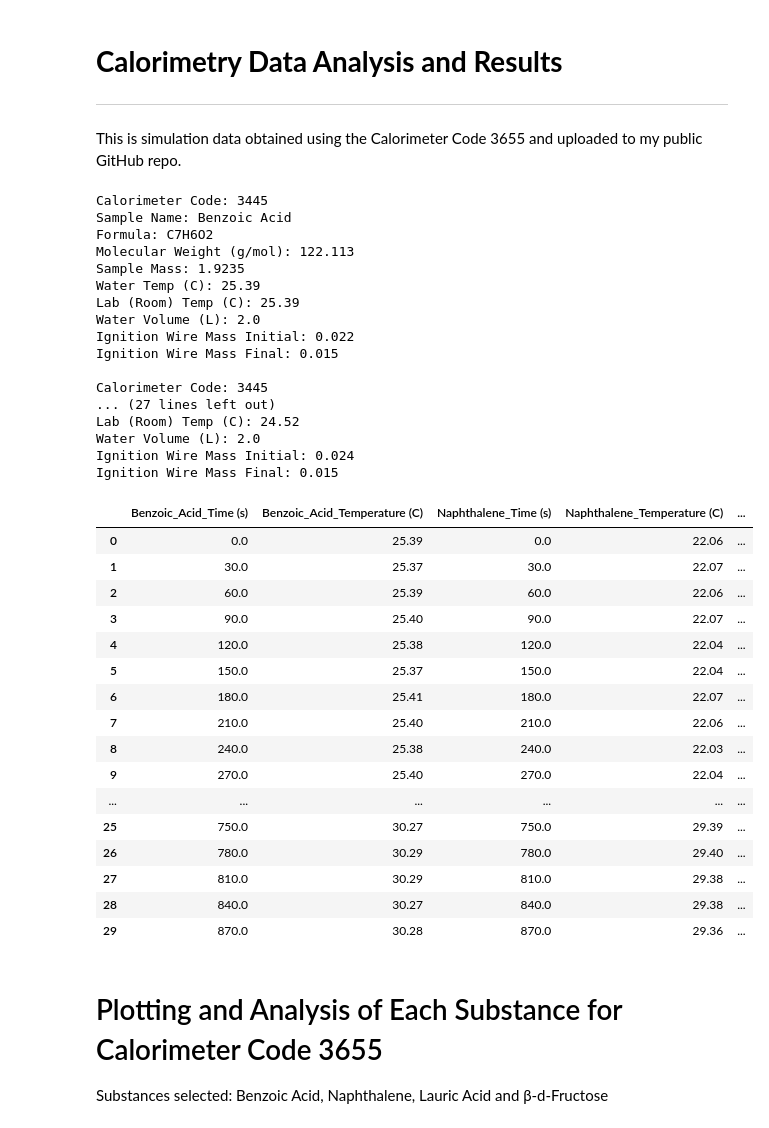
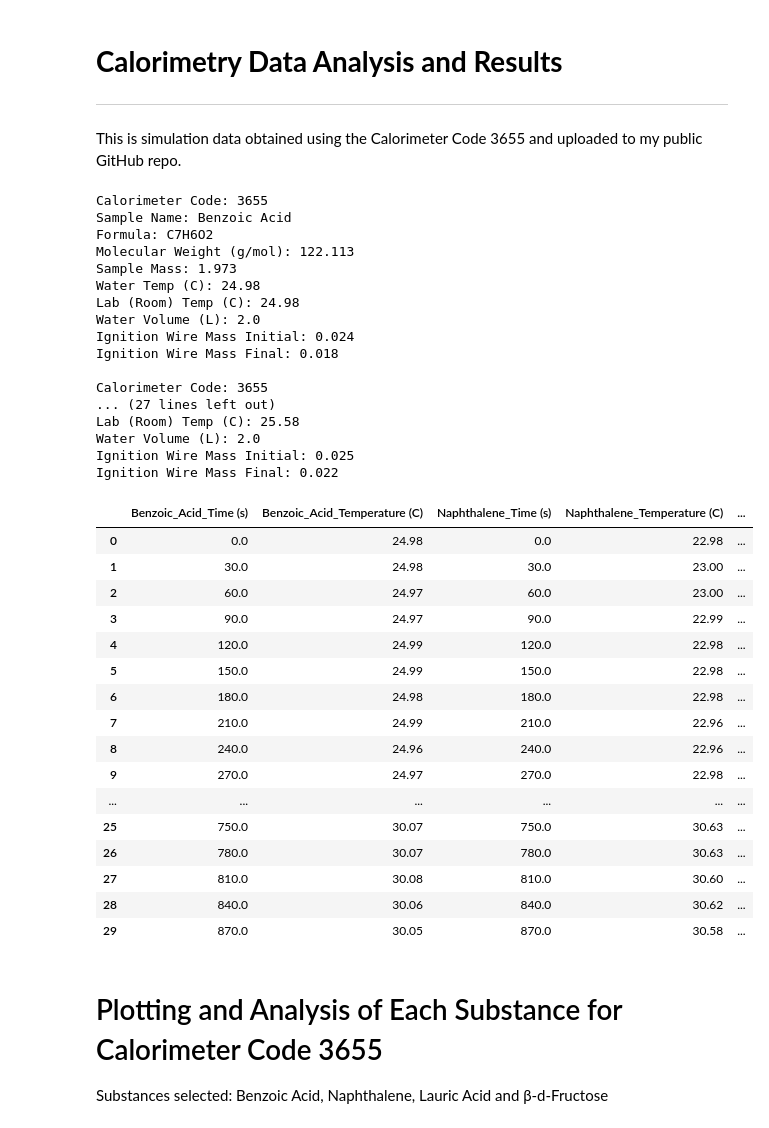
Before and after one commit to sraymundo15/sraymundo15, a Jupyter notebook: Calorimetry Lab/CHM343_Physical_Chemistry_Lab_2_Colab_Notebook_Sebastian_Raymundo.ipynb, the cells around one changed output. Drawn from its saved outputs; the diff is of its cells as text; code cells hidden in the pictures.

```diff
--- a/Calorimetry Lab/CHM343_Physical_Chemistry_Lab_2_Colab_Notebook_Sebastian_Raymundo.ipynb
+++ b/Calorimetry Lab/CHM343_Physical_Chemistry_Lab_2_Colab_Notebook_Sebastian_Raymundo.ipynb
@@ -341,7 +325,7 @@ df_LauricAcid_3655 = pd.read_table('https://raw.githubusercontent.com/sraymundo1
 df_b_d_Fructose_3655 = pd.read_table('https://raw.githubusercontent.com/sraymundo15/sraymundo15/refs/heads/master/Calorimetry%20Lab/2025-09-18_data_%CE%B2-d-fructose_cc3655.csv', sep = "," , header=11, skiprows=[11])
 # %%
 # @title
-url = 'https://raw.githubusercontent.com/cschwa17/CHMLABDATA/refs/heads/main/2025_Benzoic_Acid.csv'
+url = 'https://raw.githubusercontent.com/sraymundo15/sraymundo15/refs/heads/master/Calorimetry%20Lab/2025-09-18_data_benzoic_acid_cc3655.csv'
 
 # Fetch the content of the URL
 response = requests.get(url)
@@ -446,7 +430,7 @@ print(f"Ignition Wire Mass Final: {wire_mass_final}")
 
 
 
-url = 'https://raw.githubusercontent.com/cschwa17/CHMLABDATA/refs/heads/main/2025_Naphthalene.csv'
+url = 'https://raw.githubusercontent.com/sraymundo15/sraymundo15/refs/heads/master/Calorimetry%20Lab/2025-09-18_data_naphthalene_cc3655.csv'
 
 # Fetch the content of the URL
 response = requests.get(url)
@@ -549,7 +533,7 @@ for line in header_lines:
 print(f"Ignition Wire Mass Final: {wire_mass_final}")
 
 
-url = 'https://raw.githubusercontent.com/cschwa17/CHMLABDATA/refs/heads/main/2025_Maleic_Acid.csv'
+url = 'https://raw.githubusercontent.com/sraymundo15/sraymundo15/refs/heads/master/Calorimetry%20Lab/2025-09-18_data_lauric_acid_cc3655.csv'
 
 # Fetch the content of the URL
 response = requests.get(url)
@@ -569,7 +553,7 @@ for i, line in enumerate(lines):
 # Read the data using pandas from the identified row
 #df_ba = pd.read_csv(url, sep=",", header=data_start_row, skiprows=data_start_row)
 df_ma_temp = pd.read_csv(url, header=data_start_row)
-df_ma_temp = df_ma_temp.add_prefix('Maleic_Acid_')
+df_ma_temp = df_ma_temp.add_prefix('Lauric_Acid_')
 
 # Extract specific header information: Calorimeter Code
 calorimeter_code = "N/A" # Default value
@@ -652,7 +636,7 @@ for line in header_lines:
 print(f"Ignition Wire Mass Final: {wire_mass_final}")
 
 
-url = 'https://raw.githubusercontent.com/cschwa17/CHMLABDATA/refs/heads/main/2025_Galactose.csv'
+url = 'https://raw.githubusercontent.com/sraymundo15/sraymundo15/refs/heads/master/Calorimetry%20Lab/2025-09-18_data_%CE%B2-d-fructose_cc3655.csv'
 
 # Fetch the content of the URL
 response = requests.get(url)
@@ -672,7 +656,7 @@ for i, line in enumerate(lines):
 # Read the data using pandas from the identified row
 #df_ba = pd.read_csv(url, sep=",", header=data_start_row, skiprows=data_start_row)
 df_ga_temp = pd.read_csv(url, header=data_start_row)
-df_ga_temp = df_ga_temp.add_prefix('Galactose_')
+df_ga_temp = df_ga_temp.add_prefix('β-d-Fructose_')
 
 
 # Extract specific header information: Calorimeter Code
@@ -739,61 +723,61 @@ for line in header_lines:
         break
 print(f"Water Volume (L): {water_vol}")
 
 # Extract specific header information: Ignition Wire Mass Initial
 wire_mass_initial = "N/A" # Default value
 for line in header_lines:
     if "Wire Before (g)" in line:
         wire_mass_initial = float(line.split(',')[1].strip())
         break
 print(f"Ignition Wire Mass Initial: {wire_mass_initial}")
 
 # Extract specific header information: Ignition Wire Mass Final
 wire_mass_final = "N/A" # Default value
 for line in header_lines:
     if "Wire After (g)" in line:
         wire_mass_final = float(line.split(',')[1].strip())
         break
 print(f"Ignition Wire Mass Final: {wire_mass_final}")
 
 
 # Display the dataframes side-by-side
 combined_df = pd.concat([df_ba_temp.head(30), df_na_temp.head(30), df_ma_temp.head(30), df_ga_temp.head(30)], axis=1)
 display(combined_df)
 # %% [output]
-Calorimeter Code: 3445
+Calorimeter Code: 3655
 Sample Name: Benzoic Acid
 Formula: C7H6O2
 Molecular Weight (g/mol): 122.113
-Sample Mass: 1.9235
-Water Temp (C): 25.39
-Lab (Room) Temp (C): 25.39
-Water Volume (L): 2.0
-Ignition Wire Mass Initial: 0.022
-Ignition Wire Mass Final: 0.015
-
-Calorimeter Code: 3445
-... (27 lines left out)
-Lab (Room) Temp (C): 24.52
+Sample Mass: 1.973
+Water Temp (C): 24.98
+Lab (Room) Temp (C): 24.98
 Water Volume (L): 2.0
 Ignition Wire Mass Initial: 0.024
-Ignition Wire Mass Final: 0.015
+Ignition Wire Mass Final: 0.018
+
+Calorimeter Code: 3655
+... (27 lines left out)
+Lab (Room) Temp (C): 25.58
+Water Volume (L): 2.0
+Ignition Wire Mass Initial: 0.025
+Ignition Wire Mass Final: 0.022
 |  | Benzoic_Acid_Time (s) | Benzoic_Acid_Temperature (C) | Naphthalene_Time (s) | Naphthalene_Temperature (C) | ... |
-| 0 | 0.0 | 25.39 | 0.0 | 22.06 | ... |
-| 1 | 30.0 | 25.37 | 30.0 | 22.07 | ... |
-| 2 | 60.0 | 25.39 | 60.0 | 22.06 | ... |
-| 3 | 90.0 | 25.40 | 90.0 | 22.07 | ... |
-| 4 | 120.0 | 25.38 | 120.0 | 22.04 | ... |
-| 5 | 150.0 | 25.37 | 150.0 | 22.04 | ... |
-| 6 | 180.0 | 25.41 | 180.0 | 22.07 | ... |
-| 7 | 210.0 | 25.40 | 210.0 | 22.06 | ... |
-| 8 | 240.0 | 25.38 | 240.0 | 22.03 | ... |
-| 9 | 270.0 | 25.40 | 270.0 | 22.04 | ... |
+| 0 | 0.0 | 24.98 | 0.0 | 22.98 | ... |
+| 1 | 30.0 | 24.98 | 30.0 | 23.00 | ... |
+| 2 | 60.0 | 24.97 | 60.0 | 23.00 | ... |
+| 3 | 90.0 | 24.97 | 90.0 | 22.99 | ... |
+| 4 | 120.0 | 24.99 | 120.0 | 22.98 | ... |
+| 5 | 150.0 | 24.99 | 150.0 | 22.98 | ... |
+| 6 | 180.0 | 24.98 | 180.0 | 22.98 | ... |
+| 7 | 210.0 | 24.99 | 210.0 | 22.96 | ... |
+| 8 | 240.0 | 24.96 | 240.0 | 22.96 | ... |
+| 9 | 270.0 | 24.97 | 270.0 | 22.98 | ... |
 | ... | ... | ... | ... | ... | ... |
-| 25 | 750.0 | 30.27 | 750.0 | 29.39 | ... |
-| 26 | 780.0 | 30.29 | 780.0 | 29.40 | ... |
-| 27 | 810.0 | 30.29 | 810.0 | 29.38 | ... |
-| 28 | 840.0 | 30.27 | 840.0 | 29.38 | ... |
-| 29 | 870.0 | 30.28 | 870.0 | 29.36 | ... |
+| 25 | 750.0 | 30.07 | 750.0 | 30.63 | ... |
+| 26 | 780.0 | 30.07 | 780.0 | 30.63 | ... |
+| 27 | 810.0 | 30.08 | 810.0 | 30.60 | ... |
+| 28 | 840.0 | 30.06 | 840.0 | 30.62 | ... |
+| 29 | 870.0 | 30.05 | 870.0 | 30.58 | ... |
 # %% [markdown]
 # Plotting and Analysis of Each Substance for Calorimeter Code 3655
 
```
Also changed, not shown: parts of 16 cells of this notebook.
